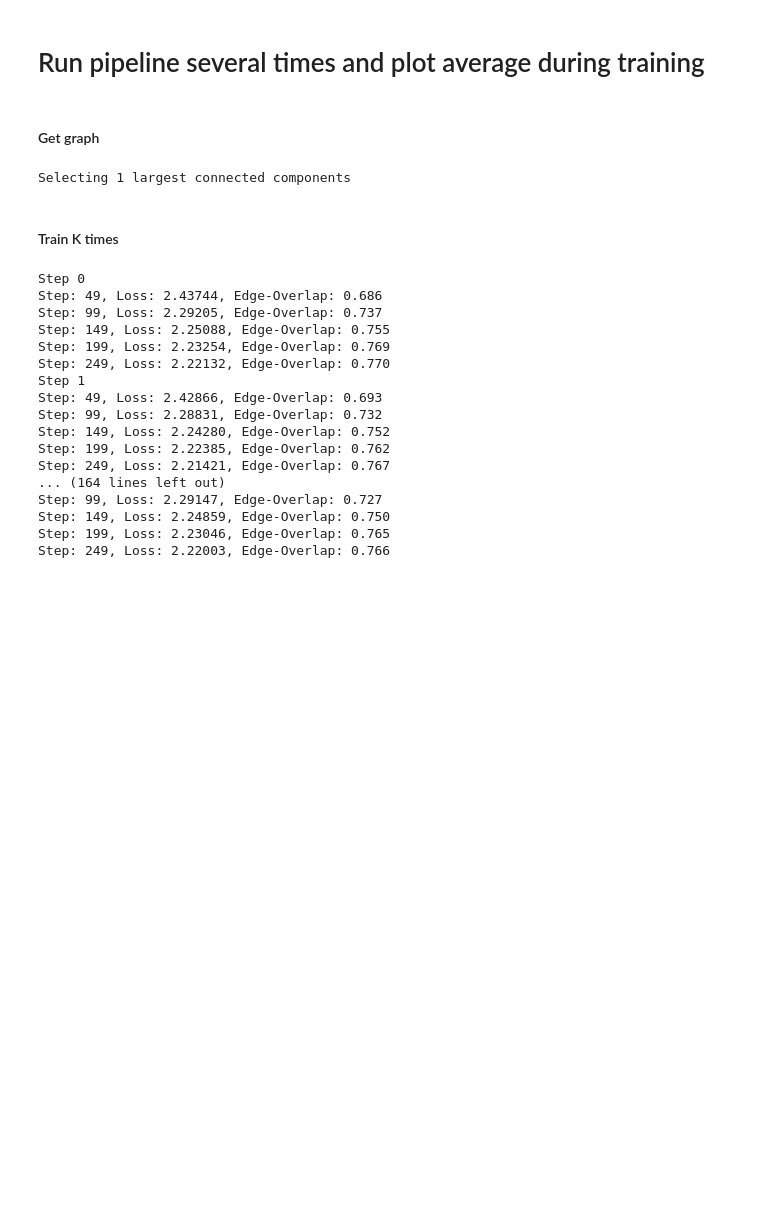
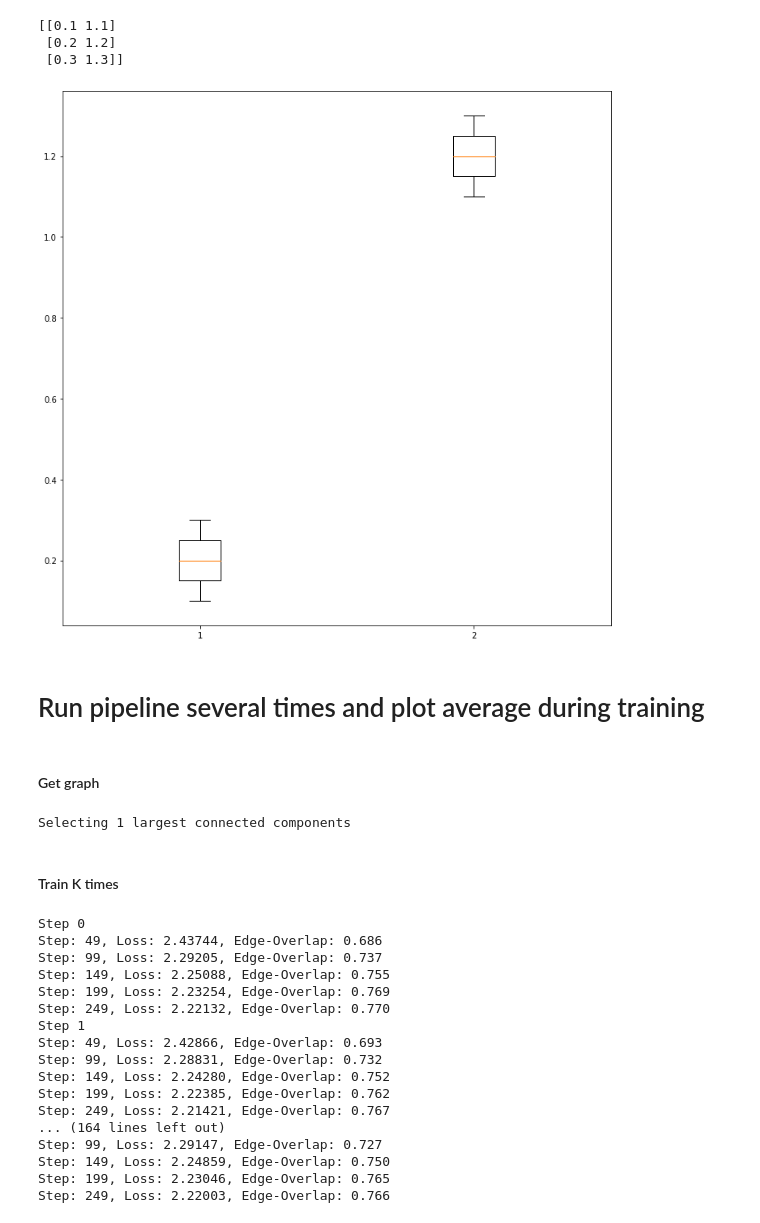
Before and after one commit to hheidrich/Net, a Jupyter notebook: exp/AveragingOverTrials.ipynb, the cells around one changed output. Saved outputs shown, nothing was run; the diff lists cells and outputs as text; code cells hidden in the pictures; blank space fills up the shorter version.

```diff
--- a/exp/AveragingOverTrials.ipynb
+++ b/exp/AveragingOverTrials.ipynb
@@ -20,6 +20,18 @@ import pandas as pd
 from net.utils import *
 from net import utils_netgan as utils
 import net.net as net
+# %%
+A = np.array([[0.1, 0.2, 0.3], [1.1, 1.2, 1.3]]).T
+print(A)
+
+f, axs = plt.subplots(figsize=(12,12))
+axs.boxplot(A)
+plt.show()
+# %% [output]
+[[0.1 1.1]
+ [0.2 1.2]
+ [0.3 1.3]]
+[figure, added]
 # %% [markdown]
 # Run pipeline several times and plot average during training
 # %%
```
Also changed, not shown: 3 other files.
